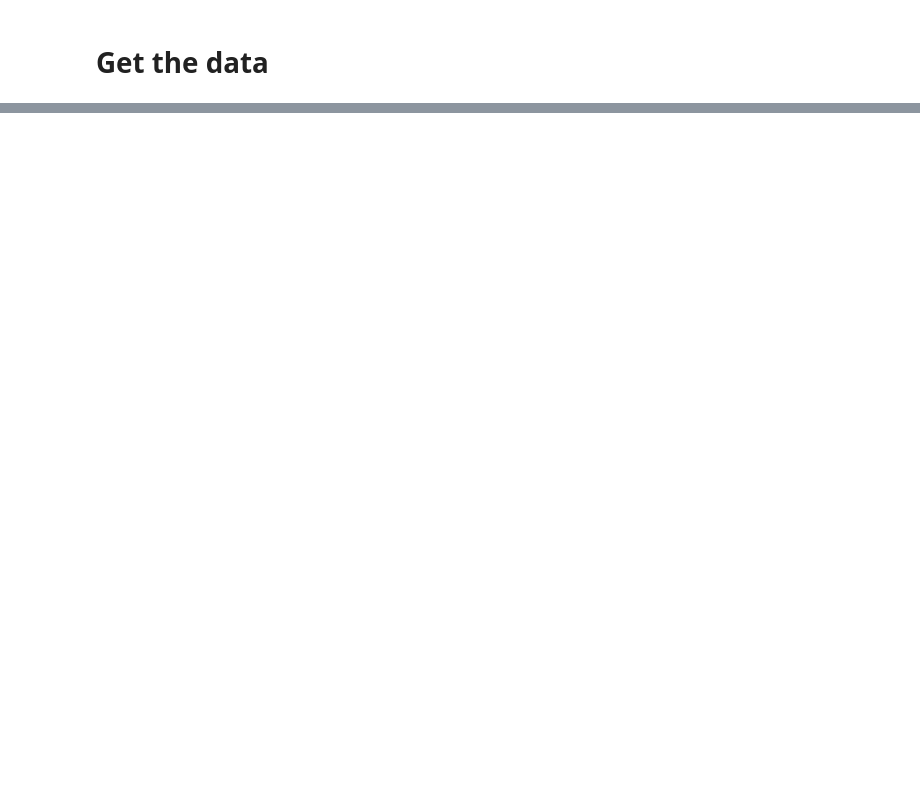
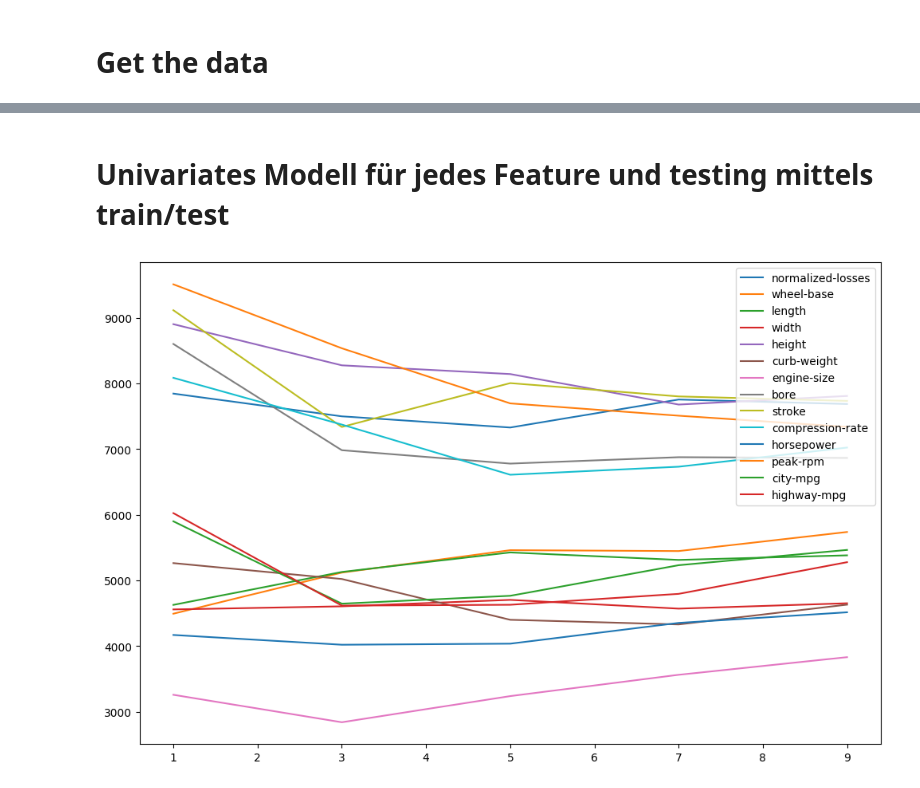
Before and after one commit to leugh/predicting_car_prices, a Jupyter notebook: code/predicting_car_prices.ipynb, the cells around one changed output, grey strips where cells are left out. Drawn from its saved outputs; the diff is of its cells as text; code cells hidden in the pictures; blank space fills up the shorter version.

```diff
--- a/code/predicting_car_prices.ipynb
+++ b/code/predicting_car_prices.ipynb
@@ -123,4 +39,0 @@ data.drop('normalized-losses', inplace=True, axis=1, errors='ignore')
-# %%
-data = data[data['bore']!='?']
-data = data[data['horsepower']!='?']
-data = data[data['price']!='?']
@@ -130,0 +138,12 @@ data.shape
+# %%
+# Variante von dataquest
+# Normalize all columnns to range from 0 to 1 except the target column.
+price_col = numeric_cars['price']
+numeric_cars = (numeric_cars - numeric_cars.min())/(numeric_cars.max() - numeric_cars.min())
+numeric_cars['price'] = price_col
+numeric_cars.describe()
+
+
+
+
+numeric_cars.head()
@@ -130,0 +157,2 @@ data.shape
+# %% [markdown]
+# Univariates Modell für jedes Feature und testing mittels train/test
@@ -130,0 +185,31 @@ data.shape
+# %%
+# get features for looping
+features = numeric_cars.columns.tolist()
+features.remove(target_column)
+
+error_univariate = pd.DataFrame()
+neighbors = [1, 3, 5, 7, 9]
+
+for idx, feature in enumerate(features):
+    errors_feature = pd.DataFrame()
+
+    for k_idx, k in enumerate(neighbors):
+        errors_feature.loc[k_idx, 'rmse'] = knn_train_test(feature, target_column, numeric_cars, k)
+        errors_feature.loc[k_idx, 'feature'] = feature
+        errors_feature.loc[k_idx, 'k'] = k
+    error_univariate = error_univariate.append(errors_feature)
+
+error_univariate.sort_values(by=['feature', 'rmse', 'k'], ascending=True, inplace=True)
+# %%
+fig=plt.figure(figsize=(12,8), dpi= 100, facecolor='w', edgecolor='k')
+
+for idx, feature in enumerate(features):
+    subset = error_univariate[error_univariate['feature']==feature].copy()
+    subset.sort_values(by=['k'], ascending=True, inplace=True)
+
+    plt.plot(subset['k'], subset['rmse'], label=feature)
+    plt.legend(loc='upper right')
+    # Display a figure.
+plt.show()
+# %% [output]
+[figure, added]
```
Also changed, not shown: parts of 38 cells of this notebook, 1 other file.
